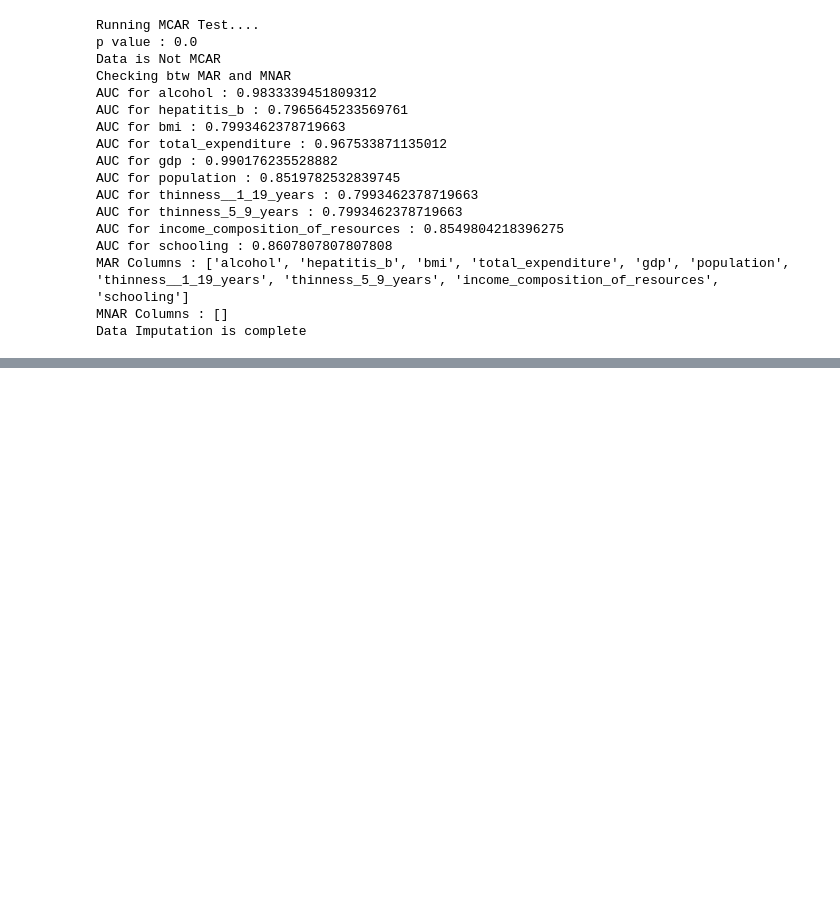
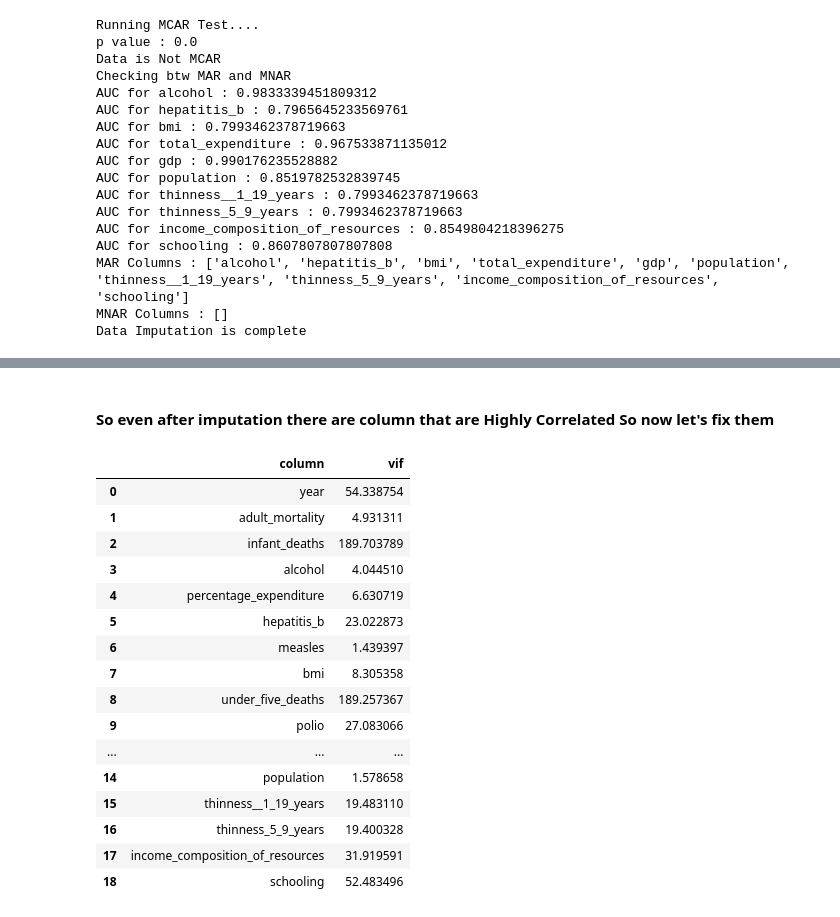
Before and after one commit to KevalSolanki77/My-ML-journey, a Jupyter notebook: Day-16-Ridge-Regressor/MyRidgeReg.ipynb, the cells around one changed output, grey strips where cells are left out. Saved outputs shown, nothing was run; the diff lists cells and outputs as text; code cells hidden in the pictures; blank space fills up the shorter version.

```diff
--- a/Day-16-Ridge-Regressor/MyRidgeReg.ipynb
+++ b/Day-16-Ridge-Regressor/MyRidgeReg.ipynb
@@ -254,0 +227,27 @@ skewness_pipe = Pipeline(steps = [
+# %% [markdown]
+<h4>
+So even after  imputation there are column that are Highly Correlated So now let's fix them
+</h4>
+# %%
+vif = pd.DataFrame()
+vif['column'] = imputed_df.drop(columns=['status', 'life_expectancy']).columns
+vif['vif'] = [variance_inflation_factor(imputed_df.drop(columns=['status', 'life_expectancy']).values,i) for i in range(imputed_df.drop(columns=['status', 'life_expectancy']).shape[1])]
+vif
+# %% [output]
+|  | column | vif |
+| 0 | year | 54.338754 |
+| 1 | adult_mortality | 4.931311 |
+| 2 | infant_deaths | 189.703789 |
+| 3 | alcohol | 4.044510 |
+| 4 | percentage_expenditure | 6.630719 |
+| 5 | hepatitis_b | 23.022873 |
+| 6 | measles | 1.439397 |
+| 7 | bmi | 8.305358 |
+| 8 | under_five_deaths | 189.257367 |
+| 9 | polio | 27.083066 |
+| ... | ... | ... |
+| 14 | population | 1.578658 |
+| 15 | thinness__1_19_years | 19.483110 |
+| 16 | thinness_5_9_years | 19.400328 |
+| 17 | income_composition_of_resources | 31.919591 |
+| 18 | schooling | 52.483496 |
```
Also changed, not shown: parts of 31 cells of this notebook.
